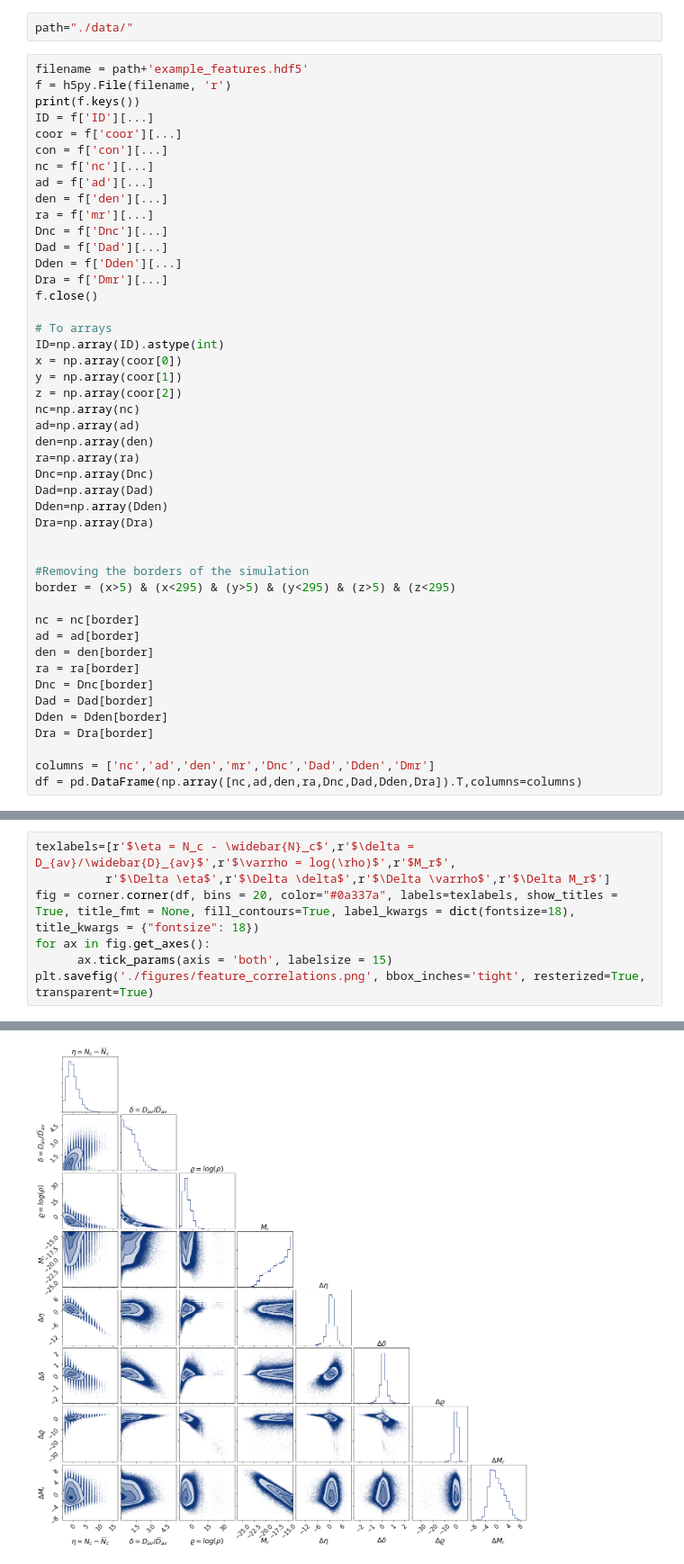
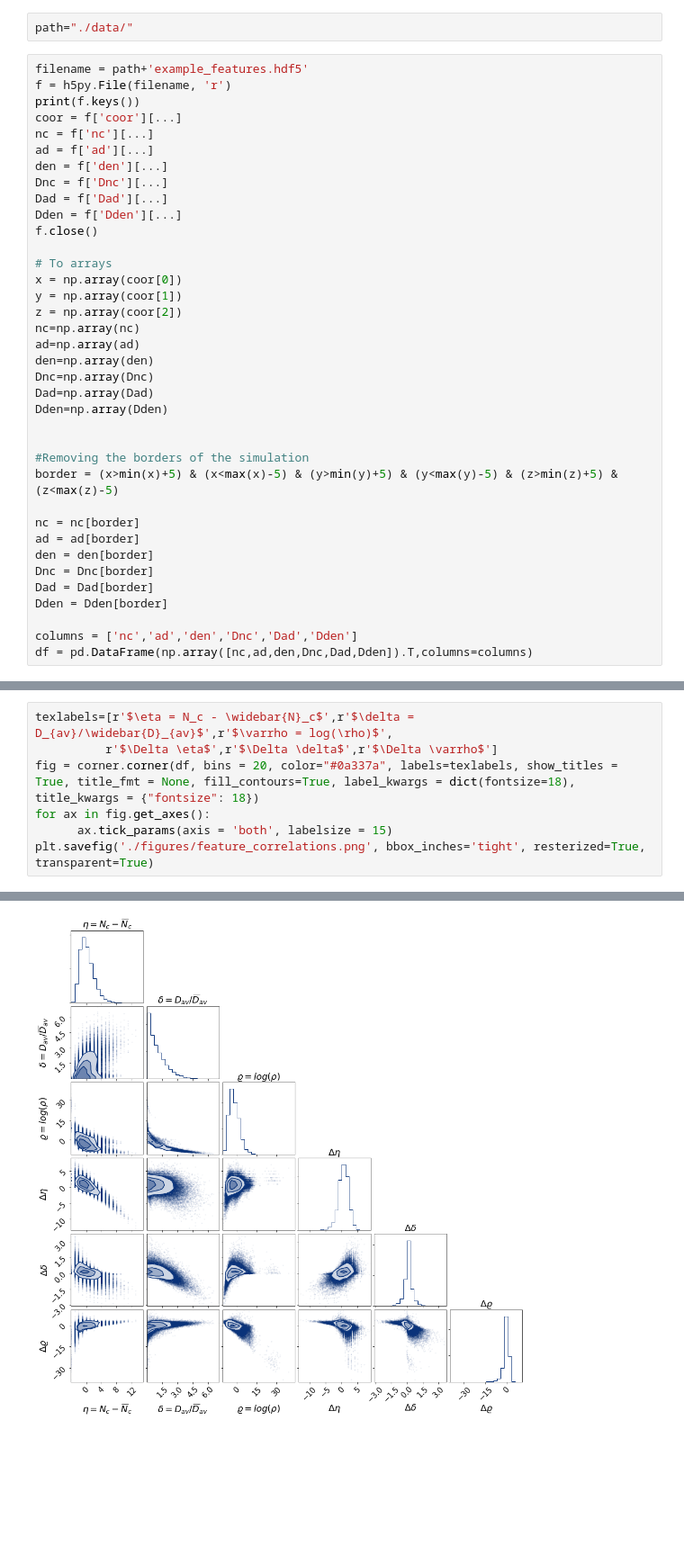
Before and after one commit to jsuarez314/cosmicweb_bsk, a Jupyter notebook: 02_Features_Visualization.ipynb, the cells around one changed output, grey strips where cells are left out. Shown at 90% size. Cells and saved outputs as stored; diff of their text form; blank space fills up the shorter version.

```diff
--- a/02_Features_Visualization.ipynb
+++ b/02_Features_Visualization.ipynb
@@ -26,46 +26,37 @@ path="./data/"
 filename = path+'example_features.hdf5'
 f = h5py.File(filename, 'r')
 print(f.keys())
-ID = f['ID'][...]
 coor = f['coor'][...]
-con = f['con'][...]
 nc = f['nc'][...]
 ad = f['ad'][...]
 den = f['den'][...]
-ra = f['mr'][...]
 Dnc = f['Dnc'][...]
 Dad = f['Dad'][...]
 Dden = f['Dden'][...]
-Dra = f['Dmr'][...]
 f.close()
 
 # To arrays
-ID=np.array(ID).astype(int)
 x = np.array(coor[0])
 y = np.array(coor[1])
 z = np.array(coor[2])
 nc=np.array(nc)
 ad=np.array(ad)
 den=np.array(den)
-ra=np.array(ra)
 Dnc=np.array(Dnc)
 Dad=np.array(Dad)
 Dden=np.array(Dden)
-Dra=np.array(Dra)
 
 
 #Removing the borders of the simulation
-border = (x>5) & (x<295) & (y>5) & (y<295) & (z>5) & (z<295)
+border = (x>min(x)+5) & (x<max(x)-5) & (y>min(y)+5) & (y<max(y)-5) & (z>min(z)+5) & (z<max(z)-5)
 
 nc = nc[border]
 ad = ad[border]
 den = den[border]
-ra = ra[border]
 Dnc = Dnc[border]
 Dad = Dad[border]
 Dden = Dden[border]
-Dra = Dra[border]
 
-columns = ['nc','ad','den','mr','Dnc','Dad','Dden','Dmr']
-df = pd.DataFrame(np.array([nc,ad,den,ra,Dnc,Dad,Dden,Dra]).T,columns=columns)
+columns = ['nc','ad','den','Dnc','Dad','Dden']
+df = pd.DataFrame(np.array([nc,ad,den,Dnc,Dad,Dden]).T,columns=columns)
 # %% [output]
@@ -73,10 +64,10 @@ df = pd.DataFrame(np.array([nc,ad,den,ra,Dnc,Dad,Dden,Dra]).T,columns=columns)
 # %%
-texlabels=[r'$\eta = N_c - \widebar{N}_c$',r'$\delta = D_{av}/\widebar{D}_{av}$',r'$\varrho = log(\rho)$',r'$M_r$',
-          r'$\Delta \eta$',r'$\Delta \delta$',r'$\Delta \varrho$',r'$\Delta M_r$']
+texlabels=[r'$\eta = N_c - \widebar{N}_c$',r'$\delta = D_{av}/\widebar{D}_{av}$',r'$\varrho = log(\rho)$',
+          r'$\Delta \eta$',r'$\Delta \delta$',r'$\Delta \varrho$']
 fig = corner.corner(df, bins = 20, color="#0a337a", labels=texlabels, show_titles = True, title_fmt = None, fill_contours=True, label_kwargs = dict(fontsize=18), title_kwargs = {"fontsize": 18})
 for ax in fig.get_axes():
       ax.tick_params(axis = 'both', labelsize = 15)
 plt.savefig('./figures/feature_correlations.png', bbox_inches='tight', resterized=True, transparent=True)
 # %% [output]
 WARNING:root:Too few points to create valid contours
-[figure, old version]
+[figure, new version]
```
Also changed, not shown: parts of 1 cell of this notebook, 35 other files.
